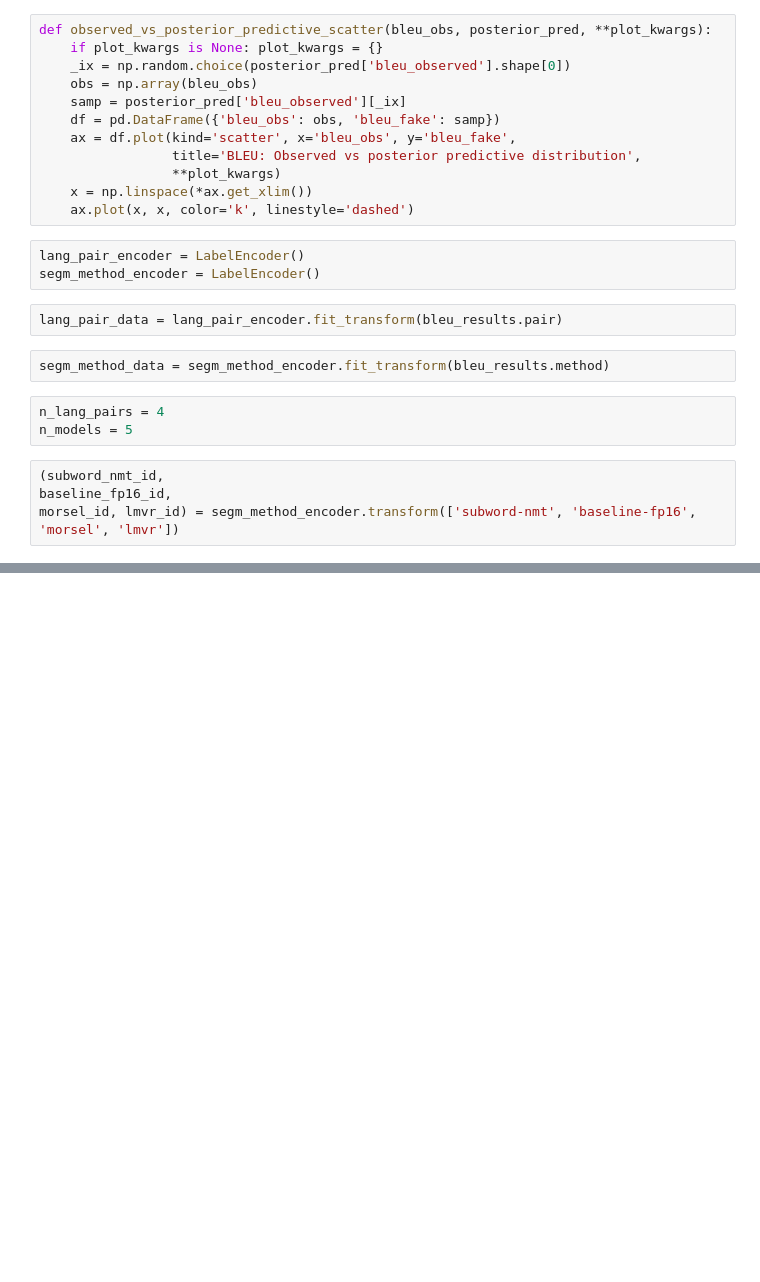
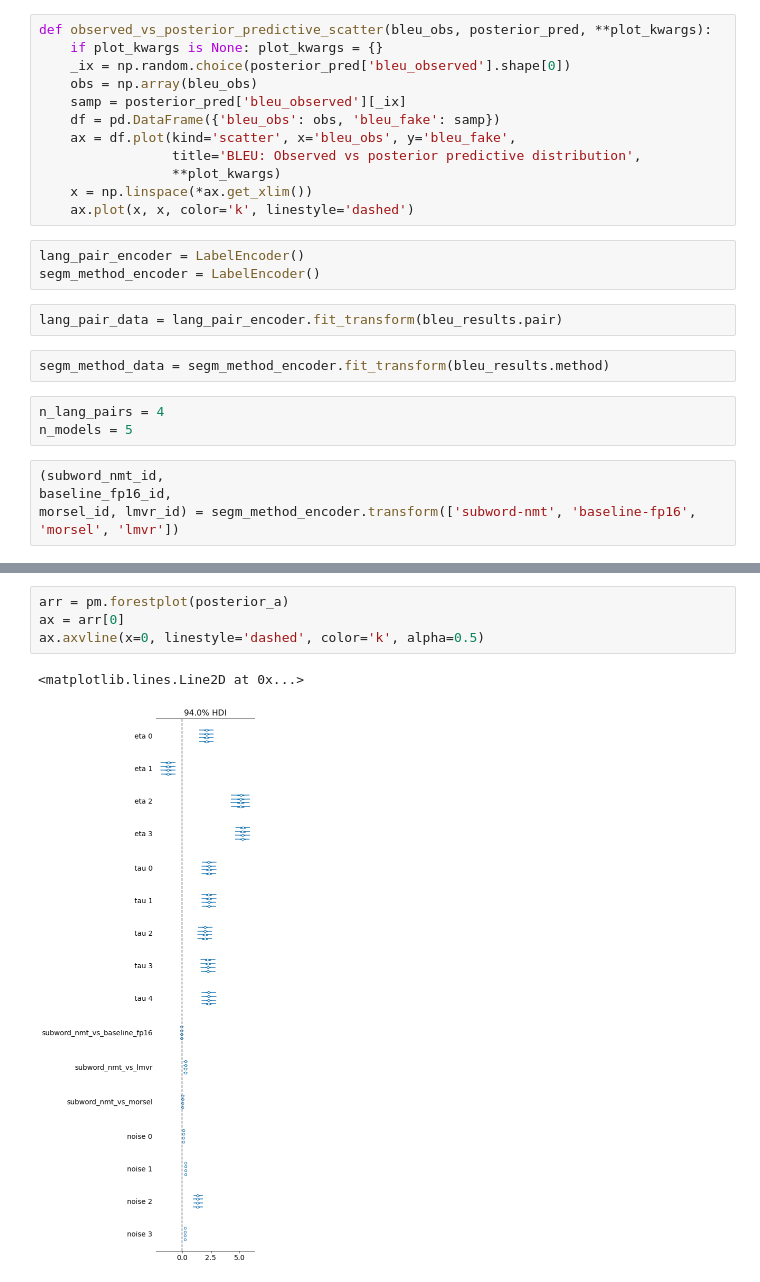
Before and after one commit to j0ma/flores, a Jupyter notebook: translation-results.ipynb, the cells around one changed output, grey strips where cells are left out. Saved outputs shown, nothing was run; the diff lists cells and outputs as text; blank space fills up the shorter version.

```diff
--- a/translation-results.ipynb
+++ b/translation-results.ipynb
@@ -195,0 +196,7 @@ array([[<matplotlib.axes._subplots.AxesSubplot object at 0x...>,
+# %%
+arr = pm.forestplot(posterior_a)
+ax = arr[0]
+ax.axvline(x=0, linestyle='dashed', color='k', alpha=0.5)
+# %% [output]
+<matplotlib.lines.Line2D at 0x...>
+[figure, added]
```
Also changed, not shown: parts of 18 cells of this notebook, 4 other files.
